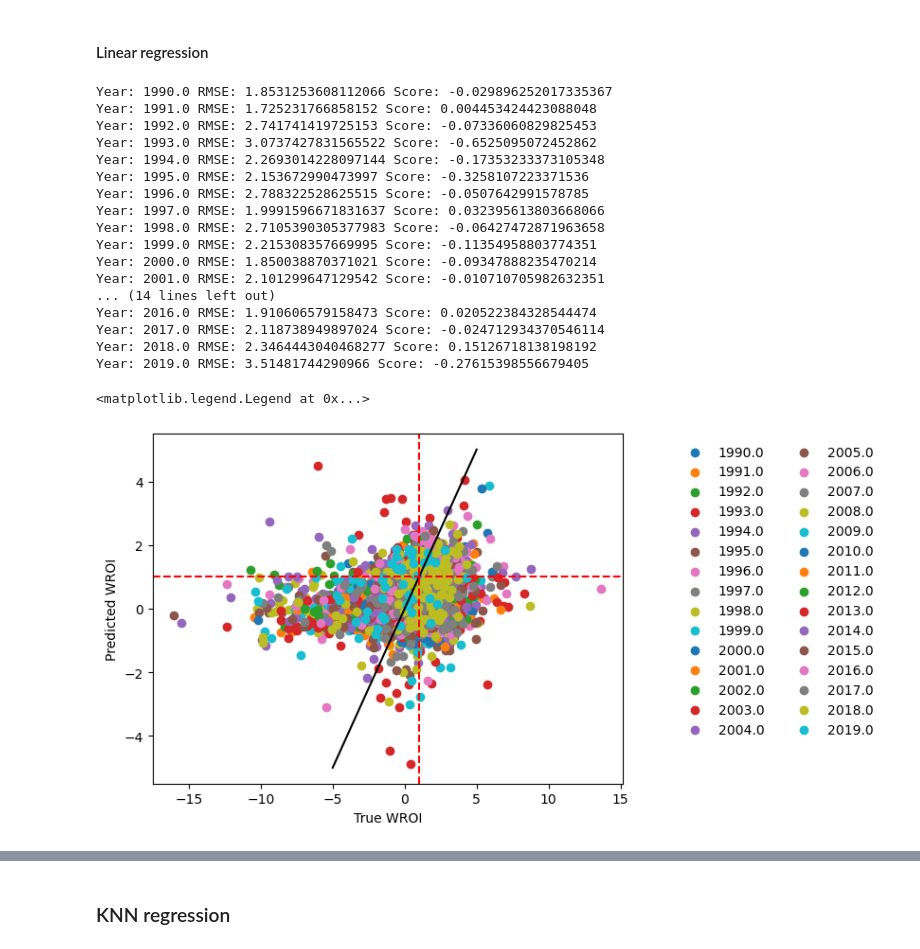
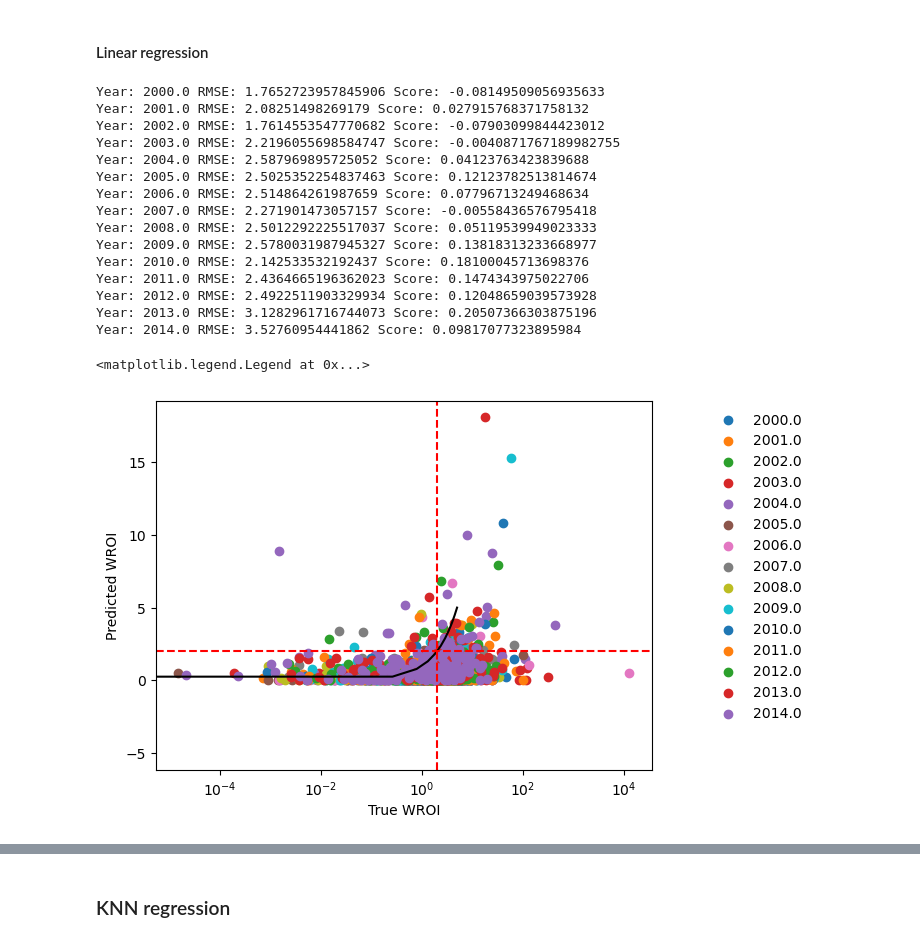
Before and after one commit to Divyantha369/spring-2025-greenlight, a Jupyter notebook: build_regression_models.ipynb, the cells around one changed output, grey strips where cells are left out. Drawn from its saved outputs; the diff is of its cells as text; code cells hidden in the pictures.

```diff
--- a/build_regression_models.ipynb
+++ b/build_regression_models.ipynb
@@ -17,6 +17,6 @@ from sklearn.metrics import mean_squared_error
 d = './raw_data/'
 # %%
 # Import data
-with open('processed_data/analysis_build.pkl', 'rb') as filename:
+with open('processed_data/train_build.pkl', 'rb') as filename:
     processed_data = pickle.load(filename)
 # %%
@@ -36,6 +36,6 @@ outputs = ['wroi']
 # %%
 # Inspect distribution of observables
-select_vars = outputs + predictors
+select_vars = predictors
 
 fig, axs = plt.subplots(len(select_vars) // 4, 4, figsize=(3*4, 3*len(select_vars) // 4), sharex=False, sharey=False)
 input_data = processed_data[select_vars + ['year']].groupby(['year'], as_index = False).mean()
@@ -57,13 +57,13 @@ fig.subplots_adjust(wspace=.4, hspace=.35)
 # %%
 # Inspect distribution of observables
-select_vars = outputs + predictors
+select_vars = predictors
 
 fig, axs = plt.subplots(len(select_vars) // 4, 4, figsize=(3*4, 3*len(select_vars) // 4), sharex=False, sharey=False)
-input_data = processed_data[select_vars + ['year']]
+input_data = processed_data[select_vars + ['year'] + outputs]
 
 for i, ax in enumerate(axs.flat):
     if i < len(select_vars):
-        ax.scatter(input_data[select_vars[i]], np.log(input_data[outputs]));
+        ax.scatter(input_data[select_vars[i]], input_data[outputs]);
         ax.minorticks_off()
         ax.yaxis.set_tick_params(labelbottom=True)
         ax.xaxis.set_tick_params(labelbottom=True)
@@ -81,66 +82,64 @@ Need to scale variables, and figure out how to measure performance.
 #### Linear regression
 # %%
 alphas = [0.000001,.00001,.0001,.001,.01,.1,.25,.5,.75,1,5]
-years = np.unique(processed_data.year)
-store_coefs = []
+years = np.unique(processed_data.loc[processed_data.year >= 2000].year)
+store_alphas = []
 
 for year in years[:-1]:
     # Split data by time
     train_data = processed_data.loc[(processed_data.year <= year)]
-    test_data = processed_data.loc[processed_data.year == year + 1]
+    val_data = processed_data.loc[processed_data.year == year + 1]
     # Scale data
     scaler = StandardScaler()
     train_predictors_scaled = scaler.fit_transform(train_data[predictors].to_numpy())
-    test_predictors_scaled = scaler.transform(test_data[predictors].to_numpy())
+    val_predictors_scaled = scaler.transform(val_data[predictors].to_numpy())
     # Run regression
     coefs = np.zeros((len(alphas), len(predictors) + 4))
     for i in range(len(alphas)):
         ## make lasso model
         lr = linear_model.Lasso(alpha=alphas[i], max_iter=10000000)
         ## record coefs
         lr.fit(train_predictors_scaled, np.log2(train_data[outputs]))
         coefs[i,0:len(predictors)] = lr.coef_
-        # lr = linear_model.LinearRegression().fit(train_predictors_scaled, np.log2(train_data[outputs]))
         # Compute score
-        test_prediction = lr.predict(test_predictors_scaled)
-        rmse = np.sqrt(mean_squared_error(np.log2(test_data[outputs]), test_prediction))
-        score = lr.score(test_predictors_scaled, np.log2(test_data[outputs]))
+        val_prediction = lr.predict(val_predictors_scaled)**2
+        rmse = np.sqrt(mean_squared_error(np.log2(val_data[outputs]), val_prediction))
+        score = lr.score(val_predictors_scaled, np.log2(val_data[outputs]))
         coefs[i,-4] = rmse
         coefs[i,-3] = score
         coefs[i,-2] = year
         coefs[i,-1] = alphas[i]
 
         # Visualize performance
         if i == 0:
             print("Year:", year, "RMSE:", rmse, "Score:", score)
-            plt.scatter(np.log2(test_data[outputs]), lr.predict(test_predictors_scaled), label = str(year))
+            plt.scatter(val_data[outputs], val_prediction, label = str(year))
     #  Store data
-    store_coefs.append(coefs)
+    store_alphas.append(coefs)
 
 plt.plot(np.linspace(-5, 5, 20), np.linspace(-5, 5, 20), color = 'black')
 plt.xlabel("True WROI")
 plt.ylabel("Predicted WROI")
-plt.axhline(y = 1.0, linestyle = '--', color = 'red')
-plt.axvline(x = 1.0, linestyle = '--', color = 'red')
-plt.legend(bbox_to_anchor=(1.1, 1), fontsize=10, framealpha=0, ncol = 2)
+plt.semilogx()
+plt.axhline(y = 2.0, linestyle = '--', color = 'red')
+plt.axvline(x = 2.0, linestyle = '--', color = 'red')
+plt.legend(bbox_to_anchor=(1.1, 1), fontsize=10, framealpha=0, ncol = 1)
 # %% [output]
-Year: 1990.0 RMSE: 1.8531253608112066 Score: -0.029896252017335367
-Year: 1991.0 RMSE: 1.725231766858152 Score: 0.004453424423088048
-Year: 1992.0 RMSE: 2.741741419725153 Score: -0.07336060829825453
-Year: 1993.0 RMSE: 3.0737427831565522 Score: -0.6525095072452862
-Year: 1994.0 RMSE: 2.2693014228097144 Score: -0.17353233373105348
-Year: 1995.0 RMSE: 2.153672990473997 Score: -0.3258107223371536
-Year: 1996.0 RMSE: 2.788322528625515 Score: -0.0507642991578785
-Year: 1997.0 RMSE: 1.9991596671831637 Score: 0.032395613803668066
-Year: 1998.0 RMSE: 2.7105390305377983 Score: -0.06427472871963658
-Year: 1999.0 RMSE: 2.215308357669995 Score: -0.11354958803774351
-Year: 2000.0 RMSE: 1.850038870371021 Score: -0.09347888235470214
-Year: 2001.0 RMSE: 2.101299647129542 Score: -0.010710705982632351
-... (14 lines left out)
-Year: 2016.0 RMSE: 1.910606579158473 Score: 0.020522384328544474
-Year: 2017.0 RMSE: 2.118738949897024 Score: -0.024712934370546114
-Year: 2018.0 RMSE: 2.3464443040468277 Score: 0.15126718138198192
-Year: 2019.0 RMSE: 3.51481744290966 Score: -0.27615398556679405
+Year: 2000.0 RMSE: 1.7652723957845906 Score: -0.08149509056935633
+Year: 2001.0 RMSE: 2.08251498269179 Score: 0.027915768371758132
+Year: 2002.0 RMSE: 1.7614553547770682 Score: -0.07903099844423012
+Year: 2003.0 RMSE: 2.2196055698584747 Score: -0.0040871767189982755
+Year: 2004.0 RMSE: 2.587969895725052 Score: 0.04123763423839688
+Year: 2005.0 RMSE: 2.5025352254837463 Score: 0.12123782513814674
+Year: 2006.0 RMSE: 2.514864261987659 Score: 0.07796713249468634
+Year: 2007.0 RMSE: 2.271901473057157 Score: -0.00558436576795418
+Year: 2008.0 RMSE: 2.5012292225517037 Score: 0.05119539949023333
+Year: 2009.0 RMSE: 2.5780031987945327 Score: 0.13818313233668977
+Year: 2010.0 RMSE: 2.142533532192437 Score: 0.18100045713698376
+Year: 2011.0 RMSE: 2.4364665196362023 Score: 0.1474343975022706
+Year: 2012.0 RMSE: 2.4922511903329934 Score: 0.12048659039573928
+Year: 2013.0 RMSE: 3.1282961716744073 Score: 0.20507366303875196
+Year: 2014.0 RMSE: 3.52760954441862 Score: 0.09817077323895984
 <matplotlib.legend.Legend at 0x...>
-[figure, old version]
+[figure, new version]
 # %%
```
Also changed, not shown: parts of 7 cells of this notebook, 3 other files.
